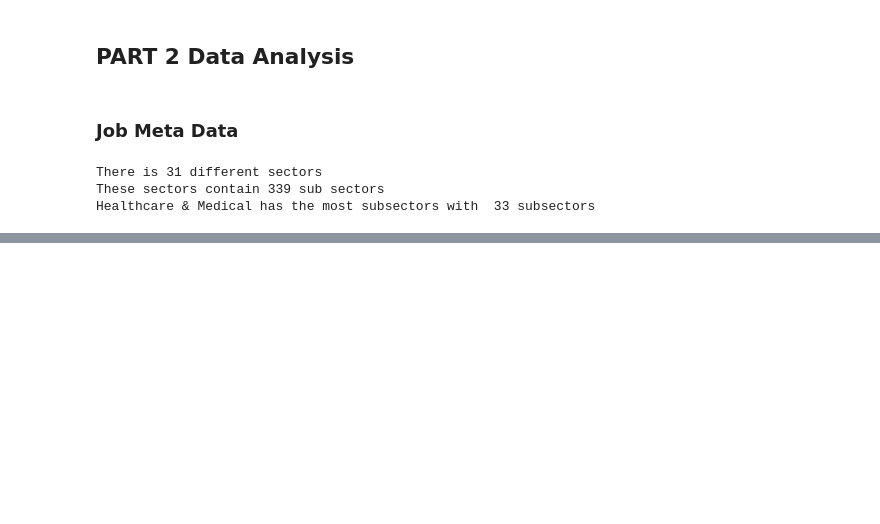
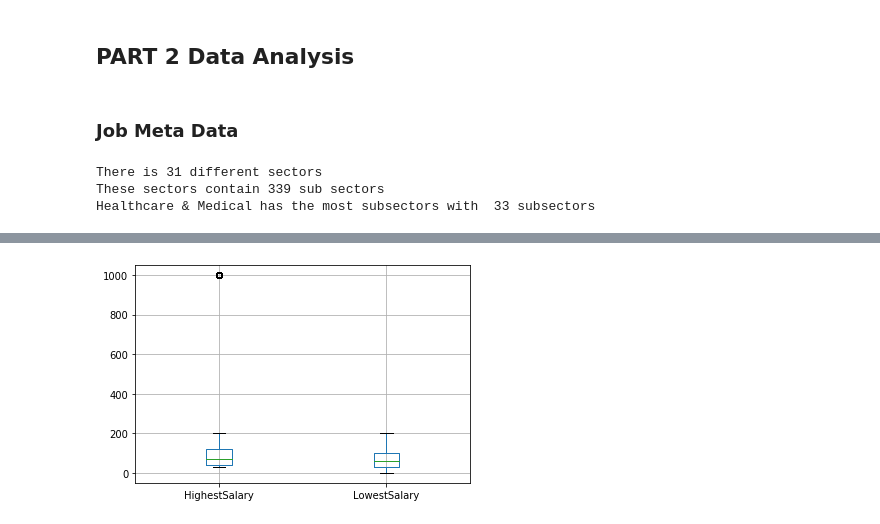
Before and after one commit to EthanLewis15/3803ICT_Big_Data_Assignment, a Jupyter notebook: assignment_main.ipynb, the cells around one changed output, grey strips where cells are left out. Cells and saved outputs as stored; diff of their text form; code cells hidden in the pictures; blank space fills up the shorter version.

```diff
--- a/assignment_main.ipynb
+++ b/assignment_main.ipynb
@@ -178,5 +179,5 @@ SalaryRange
 5
 # %%
 #Set any of lowest salary that equals 0 to nan
-baseDataFrame['LowestSalary'] = baseDataFrame['LowestSalary'].replace([0],'NaN')
-baseDataFrame.head(10)
+#baseDataFrame['LowestSalary'] = baseDataFrame['LowestSalary'].replace([0],'NaN')
+#baseDataFrame.head(10)
@@ -332,0 +320,12 @@ plt.plot(baseDataFrame["HighestSalary"].unique())
+# %%
+#Analysis range of salary
+#salaryDataFrame = baseDataFrame.dropna(subset=['LowestSalary'])
+#pd.to_numeric(salaryDataFrame['LowestSalary'])
+#Show outliers
+boxplot = baseDataFrame.boxplot(column=['HighestSalary', 'LowestSalary'])
+#Remove outliers in wages
+from scipy import stats
+salaryDataFrame = baseDataFrame[(np.abs(stats.zscore(baseDataFrame['HighestSalary'])) < 3)]
+salaryDataFrame = salaryDataFrame[(np.abs(stats.zscore(salaryDataFrame['LowestSalary'])) < 3)]
+# %% [output]
+[figure, added]
```
Also changed, not shown: parts of 11 cells of this notebook.
